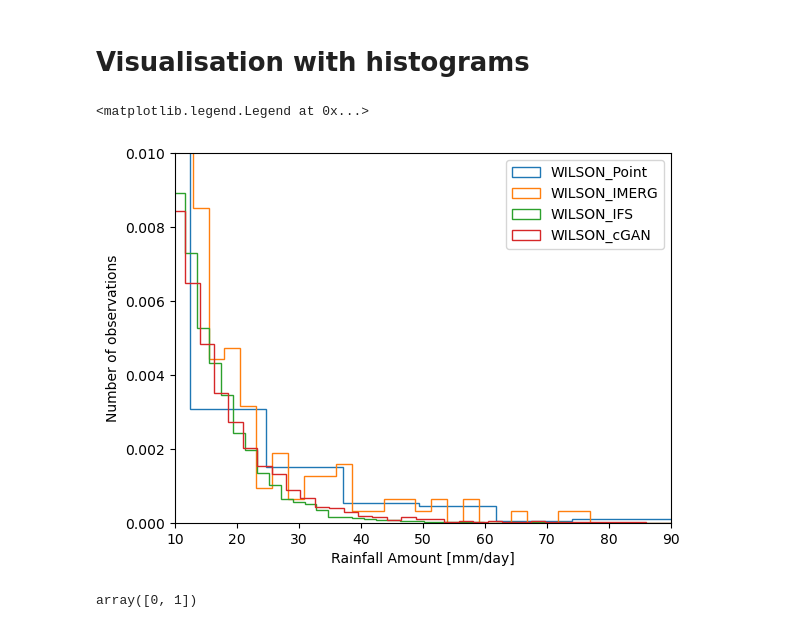
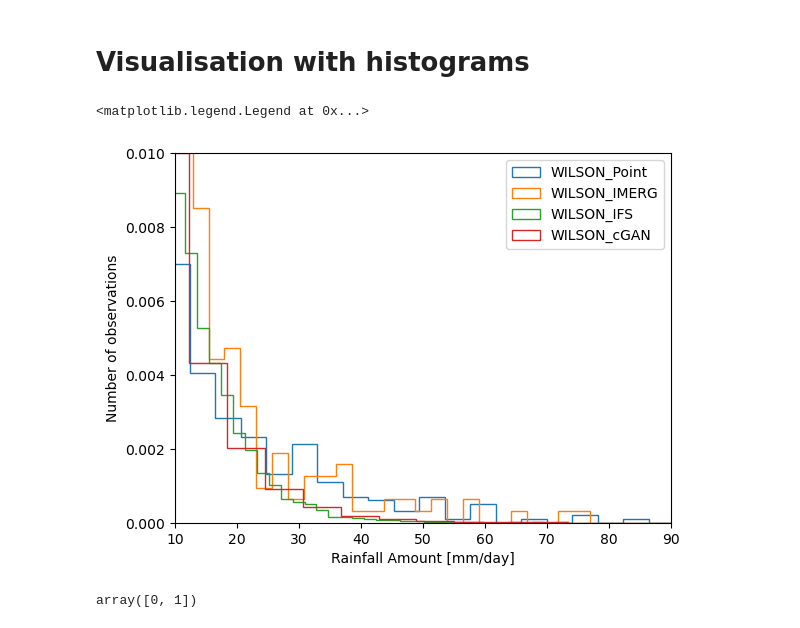
Before and after one commit to snath-xoc/Tutorial_SEWAA_27112024, a Jupyter notebook: Load_obs.ipynb, the cells around one changed output. Cells and saved outputs as stored; diff of their text form; code cells hidden in the pictures.

```diff
--- a/Load_obs.ipynb
+++ b/Load_obs.ipynb
@@ -250,23 +214,23 @@ meta
 # %%
 import matplotlib.pyplot as plt
 region = 'WILSON'
 
 idx_region =  bounding_box(region,meta[region].values,min_x=box_left,max_x=box_right,min_y=box_down,max_y=box_up)
 
-plt.hist(ds[region].values,bins=10,density=True,histtype='step',label=region+'_Point')
+plt.hist(ds[region].values,bins=30,density=True,histtype='step',label=region+'_Point')
 plt.hist(ds_IMERG.isel({'latlon':idx_region}).Nairobi.values,bins=30,density=True,histtype='step',label=region+'_IMERG')
 plt.hist(ds_IFS.isel({'latlon':idx_region}).Nairobi.values.flatten(),bins=50,density=True,histtype='step',label=region+'_IFS')
-plt.hist(ds_cGAN.isel({'latlon':idx_region}).Nairobi.values.flatten(),bins=50,density=True,histtype='step',label=region+'_cGAN')
+plt.hist(ds_cGAN.isel({'latlon':idx_region}).Nairobi.values.flatten(),bins=100,density=True,histtype='step',label=region+'_cGAN')
 plt.xlim(10,90)
 plt.ylim(0,0.01)
 
 plt.xlabel("Rainfall Amount [mm/day]")
 plt.ylabel("Number of observations")
 
 plt.legend()
 # %% [output]
 <matplotlib.legend.Legend at 0x...>
-[figure, old version]
+[figure, new version]
 # %%
 idx_region
 # %% [output]
```
Also changed, not shown: parts of 3 cells of this notebook, 2 other files.
